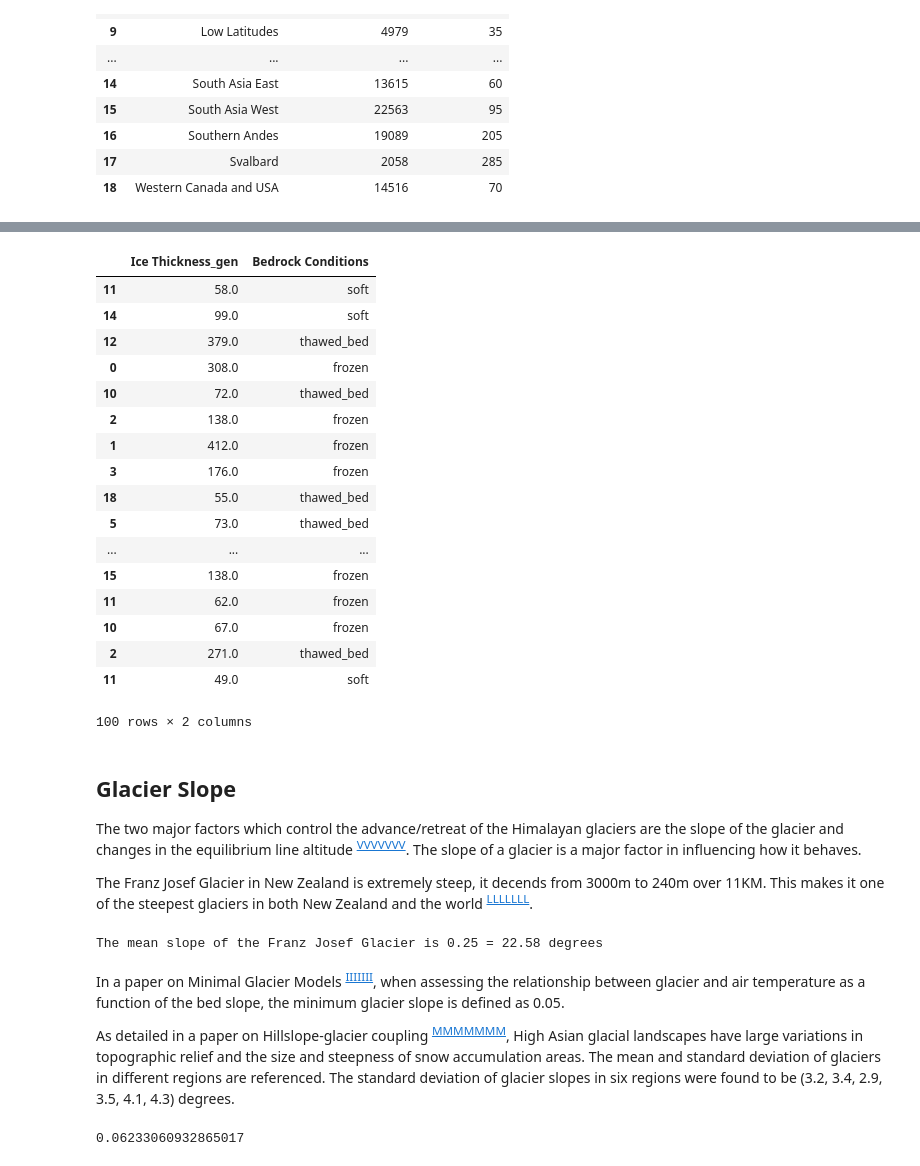
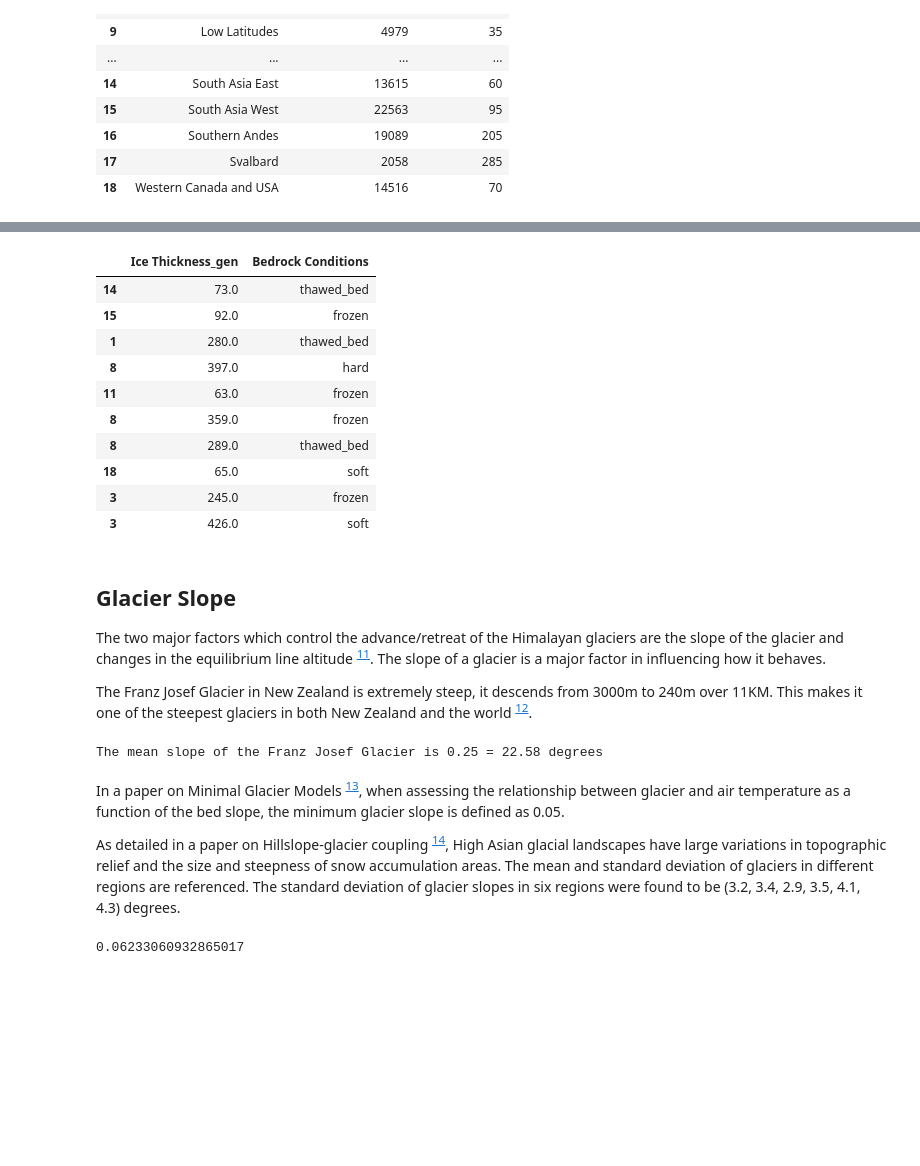
Before and after one commit to healyshane/project-programming_for-data_analysis, a Jupyter notebook: Programming for Data Analysis_Glaciers.ipynb, the cells around one changed output, grey strips where cells are left out. Drawn from its saved outputs; the diff is of its cells as text; code cells hidden in the pictures; blank space fills up the shorter version.

```diff
--- a/Programming for Data Analysis_Glaciers.ipynb
+++ b/Programming for Data Analysis_Glaciers.ipynb
@@ -197,32 +221,25 @@ array(['soft', 'soft', 'thawed_bed', 'frozen', 'thawed_bed', 'frozen',
 # %%
-# Add the bedrock conditions data to the data Pandas DataFrame
+# Add the bedrock conditions to the data DataFrame
 data['Bedrock Conditions'] = bedrock_data
-data
+data.head(10)
 # %% [output]
 |  | Ice Thickness_gen | Bedrock Conditions |
-| 11 | 58.0 | soft |
-| 14 | 99.0 | soft |
-| 12 | 379.0 | thawed_bed |
-| 0 | 308.0 | frozen |
-| 10 | 72.0 | thawed_bed |
-| 2 | 138.0 | frozen |
-| 1 | 412.0 | frozen |
-| 3 | 176.0 | frozen |
-| 18 | 55.0 | thawed_bed |
-| 5 | 73.0 | thawed_bed |
-| ... | ... | ... |
-| 15 | 138.0 | frozen |
-| 11 | 62.0 | frozen |
-| 10 | 67.0 | frozen |
-| 2 | 271.0 | thawed_bed |
-| 11 | 49.0 | soft |
+| 14 | 73.0 | thawed_bed |
+| 15 | 92.0 | frozen |
+| 1 | 280.0 | thawed_bed |
+| 8 | 397.0 | hard |
+| 11 | 63.0 | frozen |
+| 8 | 359.0 | frozen |
+| 8 | 289.0 | thawed_bed |
+| 18 | 65.0 | soft |
+| 3 | 245.0 | frozen |
+| 3 | 426.0 | soft |
-100 rows × 2 columns
 # %% [markdown]
 ## Glacier Slope
 
-The two major factors which control the advance/retreat of the Himalayan glaciers are  the slope of the glacier and changes in the equilibrium line altitude <sup>[VVVVVVV](https://www.the-cryosphere.net/6/301/2012/tc-6-301-2012.pdf)</sup>. The slope of a glacier is a major factor in influencing how it behaves.
+The two major factors which control the advance/retreat of the Himalayan glaciers are  the slope of the glacier and changes in the equilibrium line altitude <sup>[11](https://www.the-cryosphere.net/6/301/2012/tc-6-301-2012.pdf)</sup>. The slope of a glacier is a major factor in influencing how it behaves.
 
-The Franz Josef Glacier in New Zealand is extremely steep, it decends from 3000m to 240m over 11KM. This makes it one of the steepest glaciers in both New Zealand and the world <sup>[LLLLLLL](https://www.franzjosefglacier.com/franz-josef-glacier/)</sup>.
+The Franz Josef Glacier in New Zealand is extremely steep, it descends from 3000m to 240m over 11KM. This makes it one of the steepest glaciers in both New Zealand and the world <sup>[12](https://www.franzjosefglacier.com/franz-josef-glacier/)</sup>.
 # %%
 # Calculate the slope of Franz Josef Glacier as reference point.
 max_slope = (3000-240)/11000
@@ -230,9 +247,9 @@ print("The mean slope of the Franz Josef Glacier is %3.2f"% max_slope,"= %3.2f"
 # %% [output]
 The mean slope of the Franz Josef Glacier is 0.25 = 22.58 degrees
 # %% [markdown]
-In a paper on Minimal Glacier Models <sup>[IIIIIII](http://www.staff.science.uu.nl/~oerle102/MM2011-all.pdf)</sup>, when assessing the relationship between glacier and air temperature as a function of the bed slope, the minimum glacier slope is defined as 0.05.
+In a paper on Minimal Glacier Models <sup>[13](http://www.staff.science.uu.nl/~oerle102/MM2011-all.pdf)</sup>, when assessing the relationship between glacier and air temperature as a function of the bed slope, the minimum glacier slope is defined as 0.05.
 
-As detailed in a paper on Hillslope‐glacier coupling <sup>[MMMMMMM](https://agupubs.onlinelibrary.wiley.com/doi/full/10.1029/2010JF001751)</sup>, High Asian glacial landscapes have large variations in topographic relief and the size and steepness of snow accumulation areas. The mean and standard deviation of glaciers in different regions are referenced. The standard deviation of glacier slopes in six regions were found to be (3.2, 3.4, 2.9, 3.5, 4.1, 4.3) degrees.
+As detailed in a paper on Hillslope‐glacier coupling <sup>[14](https://agupubs.onlinelibrary.wiley.com/doi/full/10.1029/2010JF001751)</sup>, High Asian glacial landscapes have large variations in topographic relief and the size and steepness of snow accumulation areas. The mean and standard deviation of glaciers in different regions are referenced. The standard deviation of glacier slopes in six regions were found to be (3.2, 3.4, 2.9, 3.5, 4.1, 4.3) degrees.
 # %%
 # Generate an array to hold the standard deviation values for 6 High Asian glacier regions and calculate the mean.
 # The units of result are degrees.
```
Also changed, not shown: parts of 43 cells of this notebook.
